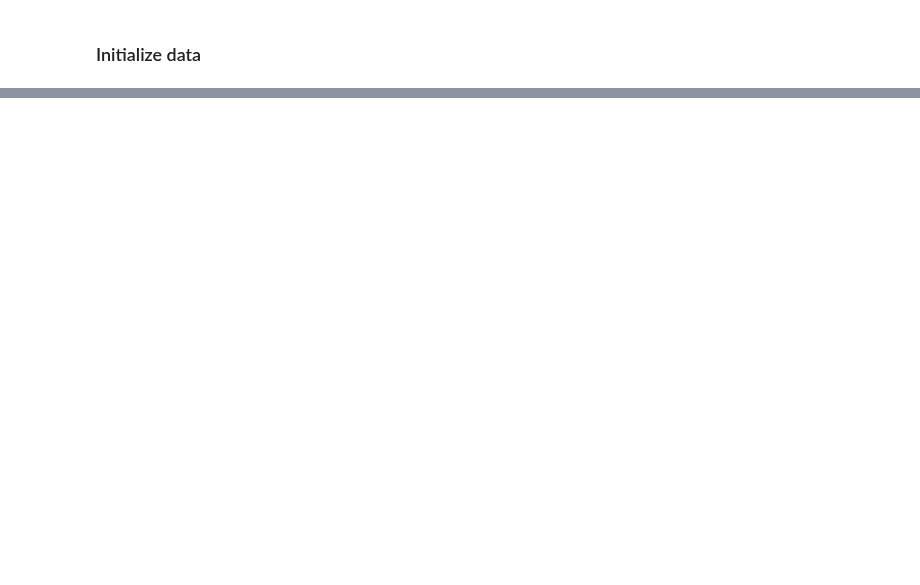
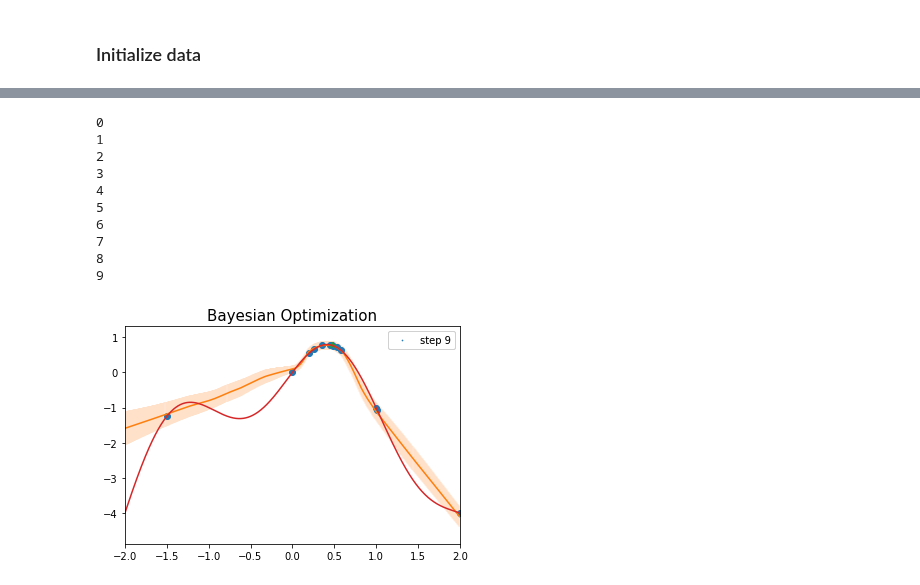
Before and after one commit to ur-whitelab/wazy, a Jupyter notebook: paper/Bayesian-Opt Sine.ipynb, the cells around one changed output, grey strips where cells are left out. Drawn from its saved outputs; the diff is of its cells as text; code cells hidden in the pictures; blank space fills up the shorter version.

Commit message:
add batched BO to e2e

```diff
--- a/paper/Bayesian-Opt Sine.ipynb
+++ b/paper/Bayesian-Opt Sine.ipynb
@@ -28,16 +26,16 @@ full_forward_t = hk.without_apply_rng(hk.transform(full_forward_fxn))
 forward_t = hk.without_apply_rng(hk.transform(forward_fxn))
 # %%
 
-batch_size = 32
+batch_size = 16
 def loop(key, reps, params):
     key, train_key = jax.random.split(key, num=2)
     labels = label_fxn(reps)
-    params, losses = alpdesign.ensemble_train(train_key, full_forward_t, config, reps, labels, params=params)
+    params, losses = alpdesign.ensemble_train(train_key, full_forward_t, config, reps, labels, params=params, epochs=100)
     # make random point
     init_x = jax.random.normal(key, (batch_size,1))
     forward = jax.vmap(lambda x, key: forward_t.apply(params, x), in_axes=(0, None))
-    batched_vecs, losses = alpdesign.mlp.bayes_opt(key, forward, labels, init_x=init_x)
-    top_idx = np.argmax(losses[-1])
+    batched_vecs, losses = alpdesign.mlp.bayes_opt(key, forward, labels, init_x=init_x, epsilon=0.5)
+    top_idx = np.argmin(losses[-1])
     final_vec = batched_vecs[top_idx]
     # compute plot
     yhat_mu, yhat_std = [], []
@@ -88,21 +87,33 @@ for i in range(10):
 # %%
 from celluloid import Camera
 fig = plt.figure()
 camera = Camera(fig)
 
 for i in range(10):
     plt.plot(np.squeeze(repss[i][:-1]), label_fxn(np.squeeze(repss[i][:-1])), 'o', color='C0')
     plt.plot(x, yhat_mus[i], color='C1')
     plt.xlim(-2,2)
     #print(x.shape)
     #print()
     print(i)
     plt.plot(final_vecs[i][0], label_fxn(final_vecs[i][0]), '*', color='C2')
     plt.plot(x, label_fxn(x), color='C3')
     plt.errorbar(x, yhat_mus[i], yerr=yhat_stds[i], color='C1', alpha=0.05)
     plt.legend(['step %d' % (i)] , markerscale=0.1)
     plt.title('Bayesian Optimization', fontsize=15)
     camera.snap()
 animation = camera.animate(interval = 1000, repeat = True,
                            repeat_delay = 500)
-animation.save('BO.gif', writer = 'imagemagick', dpi=180)
+animation.save('BO_0.5.gif', writer = 'imagemagick', dpi=180)
+# %% [output]
+0
+1
+2
+3
+4
+5
+6
+7
+8
+9
+[figure, added]
```
Also changed, not shown: parts of 3 cells of this notebook, 5 other files.
